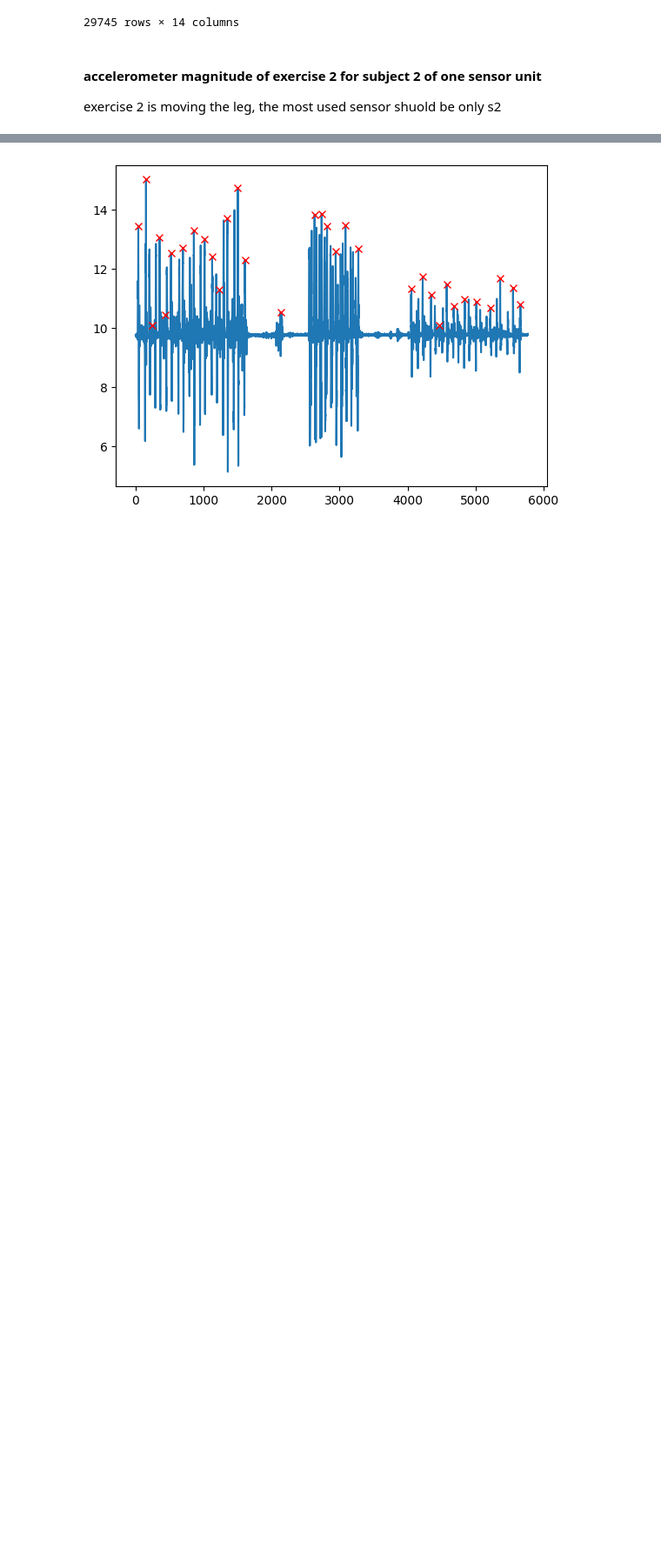
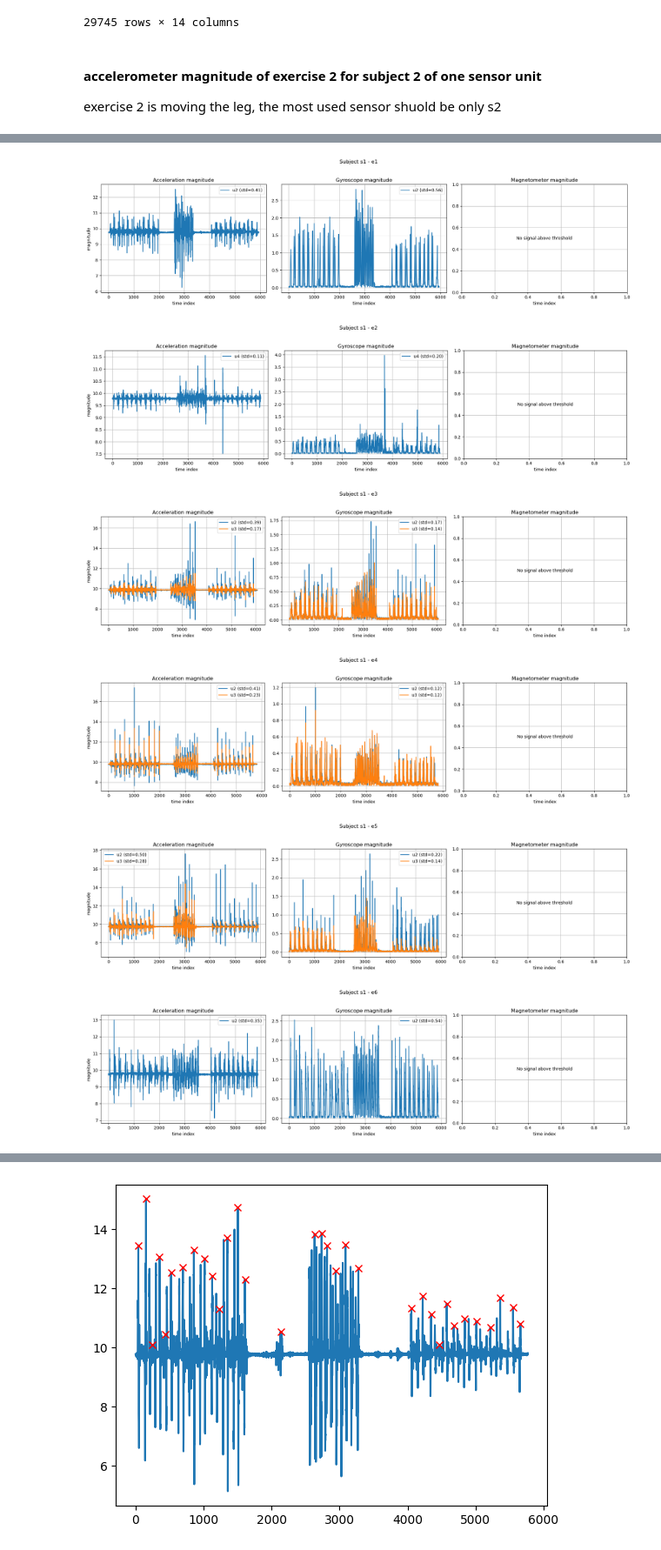
Before and after one commit to alessandrodipiano/wearable-sensor-exercise-recognition, a Jupyter notebook: notebooks/preprocessing.ipynb, the cells around one changed output, grey strips where cells are left out. Shown at 87% size. Cells and saved outputs as stored; diff of their text form; code cells hidden in the pictures; blank space fills up the shorter version.

```diff
--- a/notebooks/preprocessing.ipynb
+++ b/notebooks/preprocessing.ipynb
@@ -201,0 +201,9 @@ for exercise in exercises:
+# %%
+subject_ex=analyze_subject_exercises('s1', merged_df)
+# %% [output]
+[figure, added]
+[figure, added]
+[figure, added]
+[figure, added]
+[figure, added]
+[figure, added]
```
Also changed, not shown: parts of 7 cells of this notebook.
